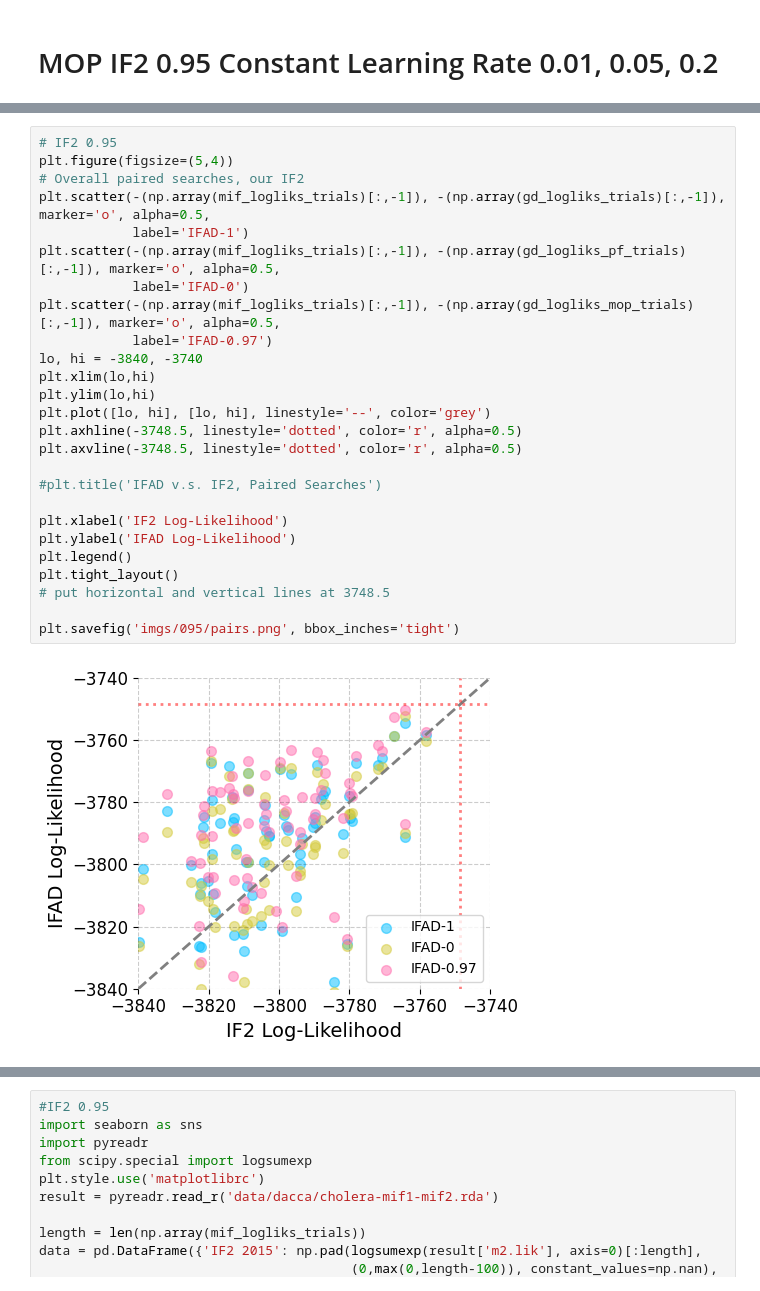
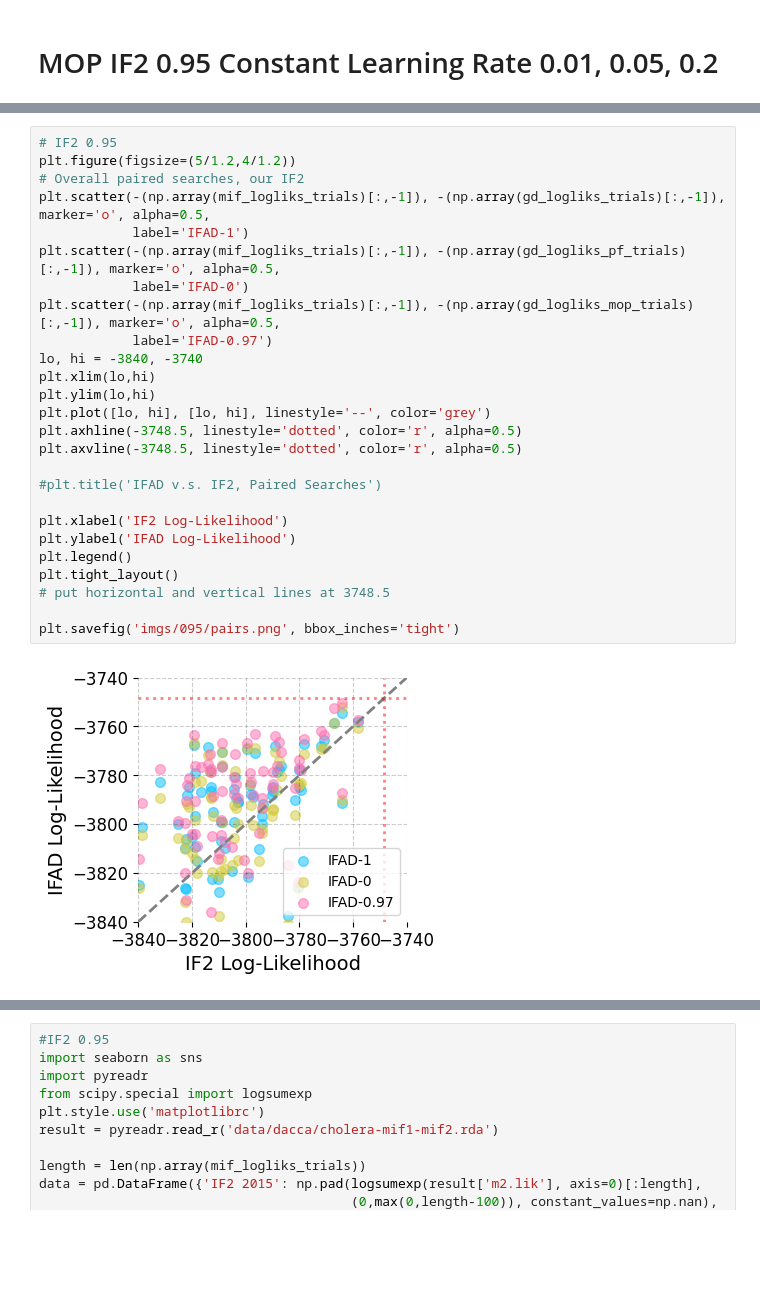
Before and after one commit to hetankevin/diffilter, a Jupyter notebook: cholera.ipynb, the cells around one changed output, grey strips where cells are left out. Cells and saved outputs as stored; diff of their text form; blank space fills up the shorter version.

```diff
--- a/cholera.ipynb
+++ b/cholera.ipynb
@@ -395,31 +413,31 @@ plt.savefig('imgs/095/optim.png', bbox_inches='tight')
 # %%
 # IF2 0.95
-plt.figure(figsize=(5,4))
+plt.figure(figsize=(5/1.2,4/1.2))
 # Overall paired searches, our IF2
 plt.scatter(-(np.array(mif_logliks_trials)[:,-1]), -(np.array(gd_logliks_trials)[:,-1]), marker='o', alpha=0.5,
             label='IFAD-1')
 plt.scatter(-(np.array(mif_logliks_trials)[:,-1]), -(np.array(gd_logliks_pf_trials)[:,-1]), marker='o', alpha=0.5,
             label='IFAD-0')
 plt.scatter(-(np.array(mif_logliks_trials)[:,-1]), -(np.array(gd_logliks_mop_trials)[:,-1]), marker='o', alpha=0.5,
             label='IFAD-0.97')
 lo, hi = -3840, -3740
 plt.xlim(lo,hi)
 plt.ylim(lo,hi)
 plt.plot([lo, hi], [lo, hi], linestyle='--', color='grey')
 plt.axhline(-3748.5, linestyle='dotted', color='r', alpha=0.5)
 plt.axvline(-3748.5, linestyle='dotted', color='r', alpha=0.5)
 
 #plt.title('IFAD v.s. IF2, Paired Searches')
 
 plt.xlabel('IF2 Log-Likelihood')
 plt.ylabel('IFAD Log-Likelihood')
 plt.legend()
 plt.tight_layout()
 # put horizontal and vertical lines at 3748.5
 
 plt.savefig('imgs/095/pairs.png', bbox_inches='tight')
 # %% [output]
-[figure, old version]
+[figure, new version]
 # %%
 #IF2 0.95
 #QQ plot, our IF2
```
Also changed, not shown: parts of 12 cells of this notebook, 9 other files.
